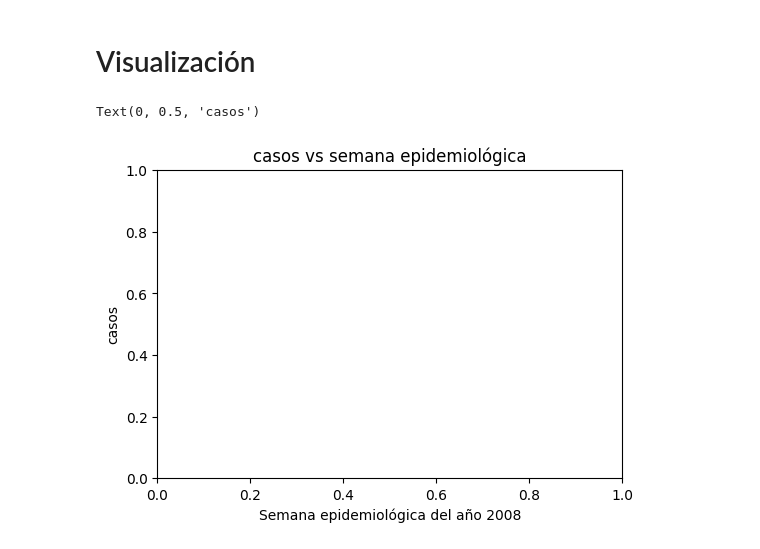
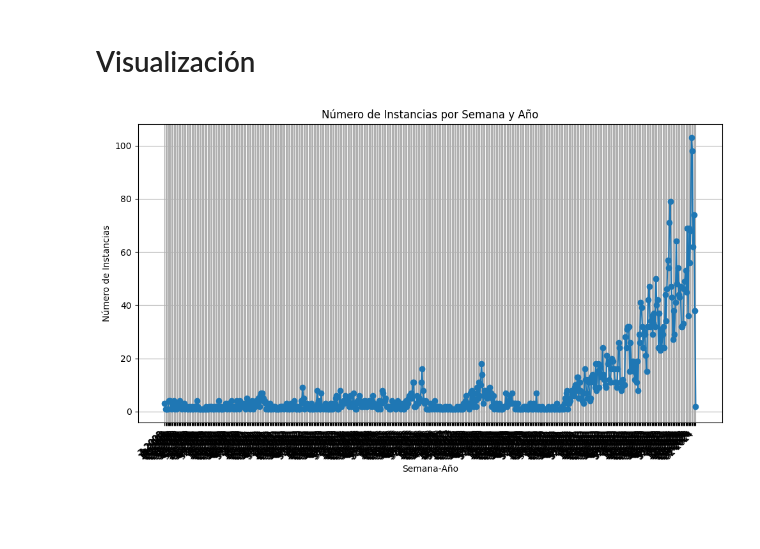
Before and after one commit to marco-canas/arima, a Jupyter notebook: 4_datasets/6. datos_secretaria_salud/procesamiento_secre_salud.ipynb, the cells around one changed output. Cells and saved outputs as stored; diff of their text form; code cells hidden in the pictures; blank space fills up the shorter version.

Commit message:
logramos un primer gráfico que debemos mejorar en presentación

```diff
--- a/4_datasets/6. datos_secretaria_salud/procesamiento_secre_salud.ipynb
+++ b/4_datasets/6. datos_secretaria_salud/procesamiento_secre_salud.ipynb
@@ -172,17 +172,31 @@ df3.head(20)
 | 328 | 28 | 2008 | 2 |
 # %% [markdown]
 # Visualización
-# %%
-import matplotlib.pyplot as plt
-
-plt.figure(figsize=(6,4))
-plt.title('Casos vs semana epidemiológica')
-plt.xlabel('Semana epidemiológica del año 2008')
-plt.ylabel('casos')
-
-plt.plot(df.semana[df.año == 2008], df )
-# %% [output]
-Text(0, 0.5, 'casos')
-[figure, removed]
+# %%
+import matplotlib.pyplot as plt
+
+# Crear etiquetas combinando semana3 y año3 para el eje horizontal
+df3['etiquetas'] = df3['semana3'].astype(str) + '-' + df3['año3'].astype(str)
+
+# Crear el gráfico
+plt.figure(figsize=(10, 6))
+plt.plot(df3['etiquetas'], df3['numero_de_instancias'], marker='o')
+
+# Etiquetas y título
+plt.xlabel('Semana-Año')
+plt.ylabel('Número de Instancias')
+plt.title('Número de Instancias por Semana y Año')
+
+# Rotar etiquetas en el eje x para mejor legibilidad
+plt.xticks(rotation=45, ha='right')
+
+# Mostrar la cuadrícula
+plt.grid(True)
+
+# Mostrar el gráfico
+plt.tight_layout()
+plt.show()
+# %% [output]
+[figure, added]
 # %%
 df.sema
```
